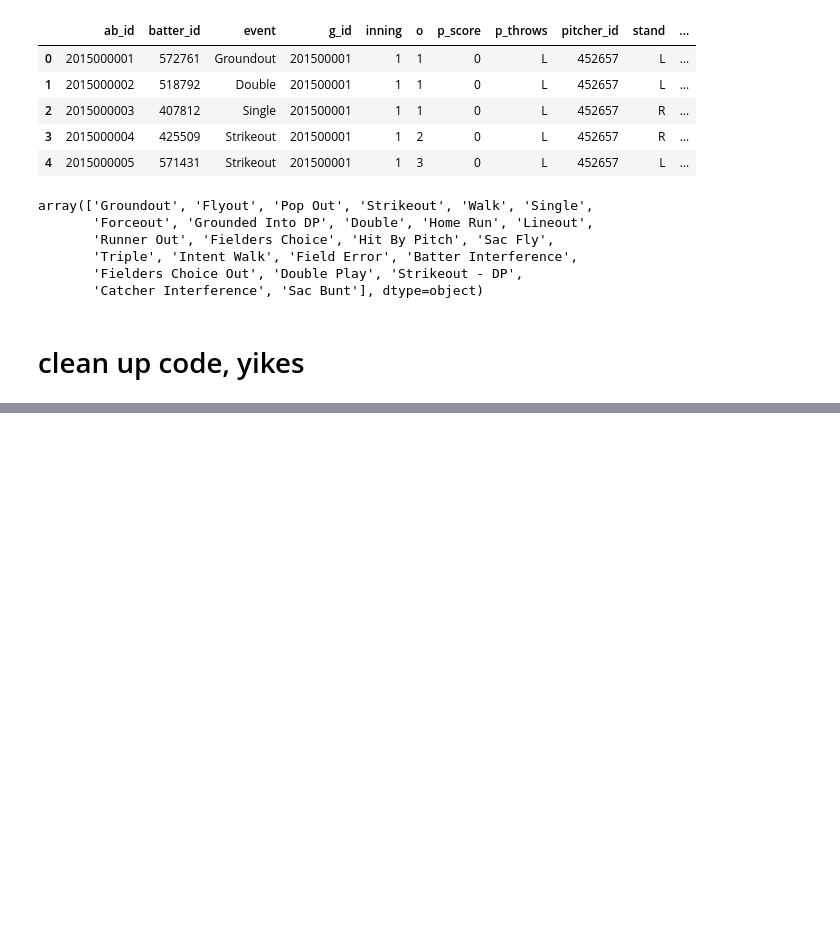
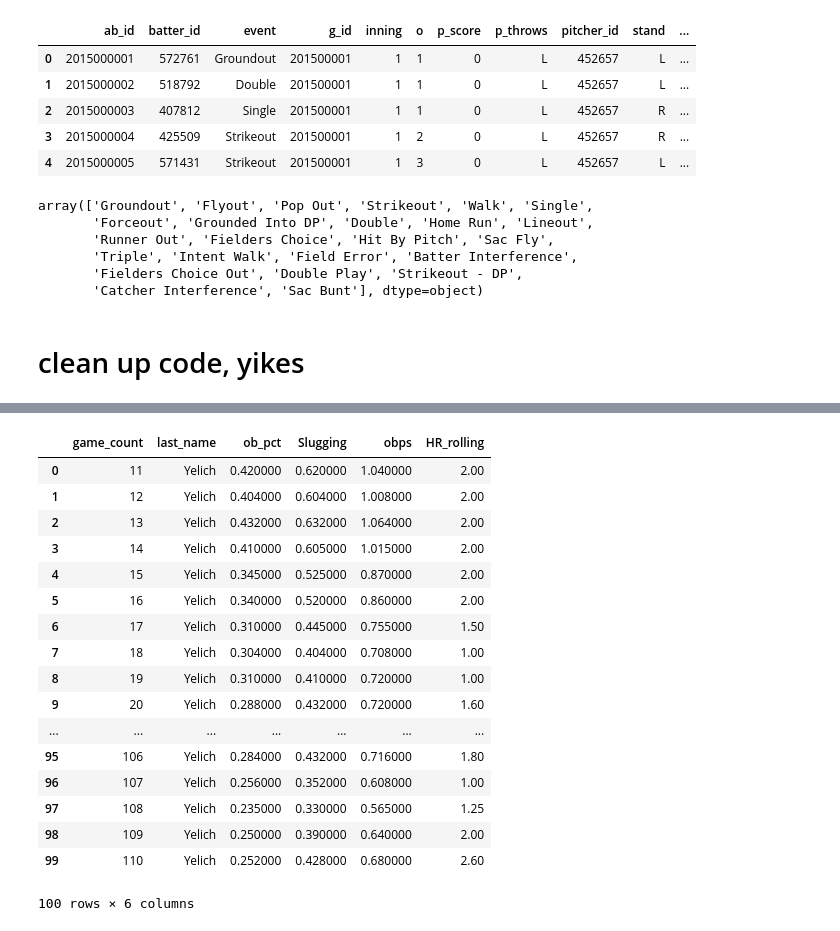
Before and after one commit to alan-flint/MLB-Visualization, a Jupyter notebook: code/mvp_consistency.ipynb, the cells around one changed output, grey strips where cells are left out. Saved outputs shown, nothing was run; the diff lists cells and outputs as text; code cells hidden in the pictures; blank space fills up the shorter version.

```diff
--- a/code/mvp_consistency.ipynb
+++ b/code/mvp_consistency.ipynb
@@ -71,2 +90,11 @@ on_base = ['Walk', 'Single', 'Double', 'Home Run', 'Hit By Pitch', 'Triple', 'In
+# %%
+def slugging(df, roll):
+    df['total_bases'] = 0
+    df.loc[(df.event.isin(['Walk', 'Single', 'Hit By Pitch', 'Intent Walk'])), 'total_bases'] = 1
+    df.loc[df.event == 'Double', 'total_bases'] = 2
+    df.loc[df.event == 'Triple', 'total_bases'] = 3
+    df.loc[df.event == 'Home Run', 'total_bases'] = 4
+    df['Slugging'] = df.total_bases.rolling(roll).mean()
+    return df
 # %%
 def create_cols(df, roll):
@@ -119 +154,22 @@ combined = pd.concat([trout, betts, martinez, ramirez, bregman])
+# %%
+yelich.head(100)
+# %% [output]
+|  | game_count | last_name | ob_pct | Slugging | obps | HR_rolling |
+| 0 | 11 | Yelich | 0.420000 | 0.620000 | 1.040000 | 2.00 |
+| 1 | 12 | Yelich | 0.404000 | 0.604000 | 1.008000 | 2.00 |
+| 2 | 13 | Yelich | 0.432000 | 0.632000 | 1.064000 | 2.00 |
+| 3 | 14 | Yelich | 0.410000 | 0.605000 | 1.015000 | 2.00 |
+| 4 | 15 | Yelich | 0.345000 | 0.525000 | 0.870000 | 2.00 |
+| 5 | 16 | Yelich | 0.340000 | 0.520000 | 0.860000 | 2.00 |
+| 6 | 17 | Yelich | 0.310000 | 0.445000 | 0.755000 | 1.50 |
+| 7 | 18 | Yelich | 0.304000 | 0.404000 | 0.708000 | 1.00 |
+| 8 | 19 | Yelich | 0.310000 | 0.410000 | 0.720000 | 1.00 |
+| 9 | 20 | Yelich | 0.288000 | 0.432000 | 0.720000 | 1.60 |
+| ... | ... | ... | ... | ... | ... | ... |
+| 95 | 106 | Yelich | 0.284000 | 0.432000 | 0.716000 | 1.80 |
+| 96 | 107 | Yelich | 0.256000 | 0.352000 | 0.608000 | 1.00 |
+| 97 | 108 | Yelich | 0.235000 | 0.330000 | 0.565000 | 1.25 |
+| 98 | 109 | Yelich | 0.250000 | 0.390000 | 0.640000 | 2.00 |
+| 99 | 110 | Yelich | 0.252000 | 0.428000 | 0.680000 | 2.60 |
+100 rows × 6 columns
 # %%
```
Also changed, not shown: parts of 20 cells of this notebook, 1 other file.
